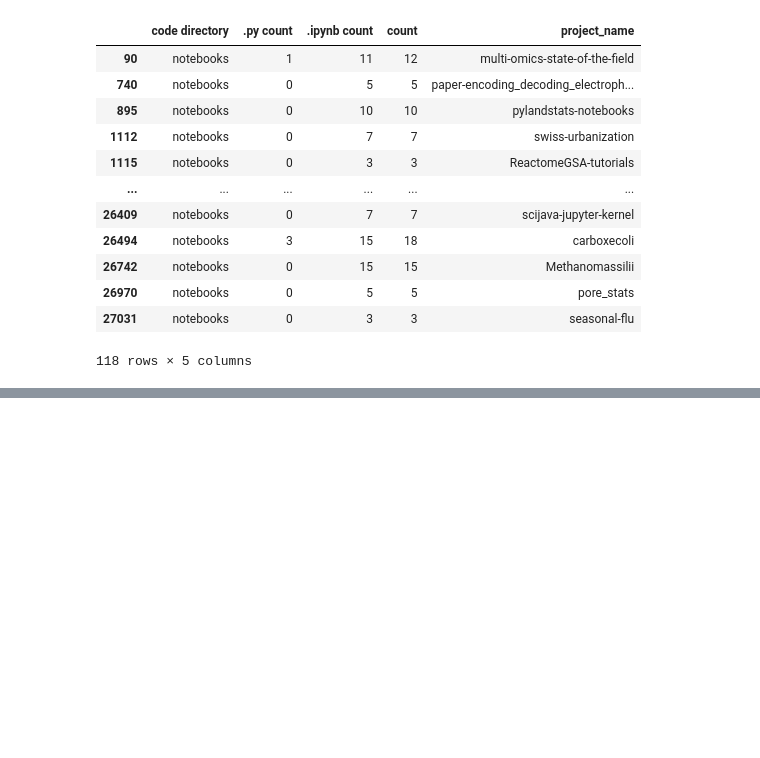
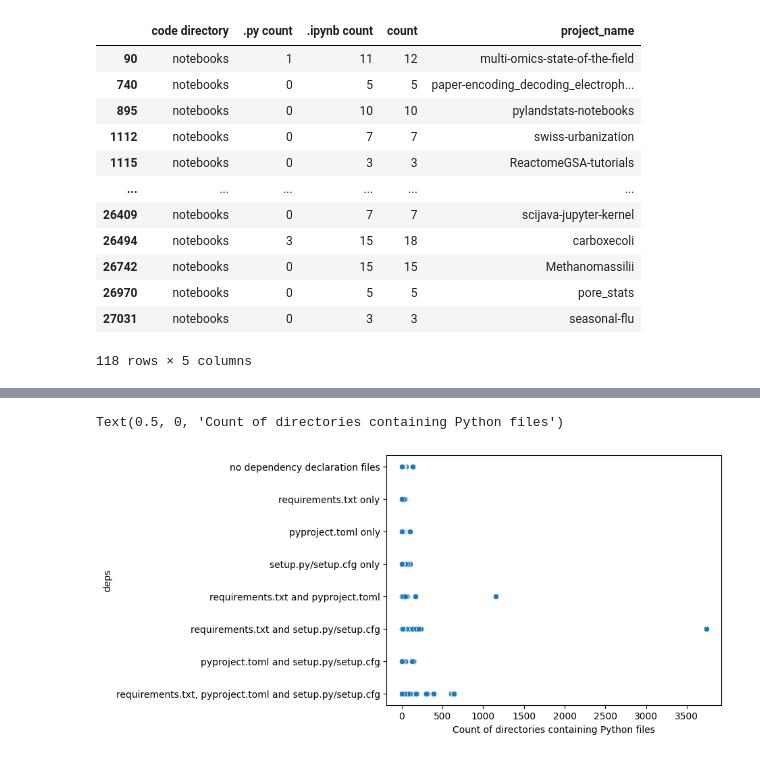
Before and after one commit to tweag/FawltyDeps, a Jupyter notebook: PyPI_analysis/notebooks/results-biomedical.ipynb, the cells around one changed output, grey strips where cells are left out. Drawn from its saved outputs; the diff is of its cells as text; code cells hidden in the pictures; blank space fills up the shorter version.

```diff
--- a/PyPI_analysis/notebooks/results-biomedical.ipynb
+++ b/PyPI_analysis/notebooks/results-biomedical.ipynb
@@ -732,0 +714,40 @@ df_codedirs_max[df_codedirs_max["count"] > 200]
+# %%
+conditions = [
+    (count_df_codedirs["project_name"].isin(project_req_only)),
+    (count_df_codedirs["project_name"].isin(project_toml_only)),
+    (count_df_codedirs["project_name"].isin(project_setup_only)),
+    (count_df_codedirs["project_name"].isin(project_req_toml)),
+    (count_df_codedirs["project_name"].isin(project_req_setup)),
+    (count_df_codedirs["project_name"].isin(project_toml_setup)),
+    (count_df_codedirs["project_name"].isin(project_req_toml_setup)),
+    (count_df_codedirs["project_name"].isin(project_no_deps)),
+]
+
+# create a list of the values we want to assign for each condition
+values = [
+    "requirements.txt only",
+    "pyproject.toml only",
+    "setup.py/setup.cfg only",
+    "requirements.txt and pyproject.toml",
+    "requirements.txt and setup.py/setup.cfg",
+    "pyproject.toml and setup.py/setup.cfg",
+    "requirements.txt, pyproject.toml and setup.py/setup.cfg",
+    "no dependency declaration files",
+]
+
+desired_order = [
+    "no dependency declaration files",
+    "requirements.txt only",
+    "pyproject.toml only",
+    "setup.py/setup.cfg only",
+    "requirements.txt and pyproject.toml",
+    "requirements.txt and setup.py/setup.cfg",
+    "pyproject.toml and setup.py/setup.cfg",
+    "requirements.txt, pyproject.toml and setup.py/setup.cfg",
+]
+
+
+# create a new column and use np.select to assign values to it using our lists as arguments
+count_df_codedirs["deps"] = np.select(conditions, values)
+# %%
+count_df_codedirs["deps"] = pd.Categorical(count_df_codedirs["deps"], categories=desired_order, ordered=True)
@@ -732,0 +770,6 @@ df_codedirs_max[df_codedirs_max["count"] > 200]
+# %%
+ax = sns.scatterplot(data=count_df_codedirs, x="codedirs_count", y="deps")
+ax.set_xlabel("Count of directories containing Python files")
+# %% [output]
+Text(0.5, 0, 'Count of directories containing Python files')
+[figure, added]
```
Also changed, not shown: parts of 21 cells of this notebook.
